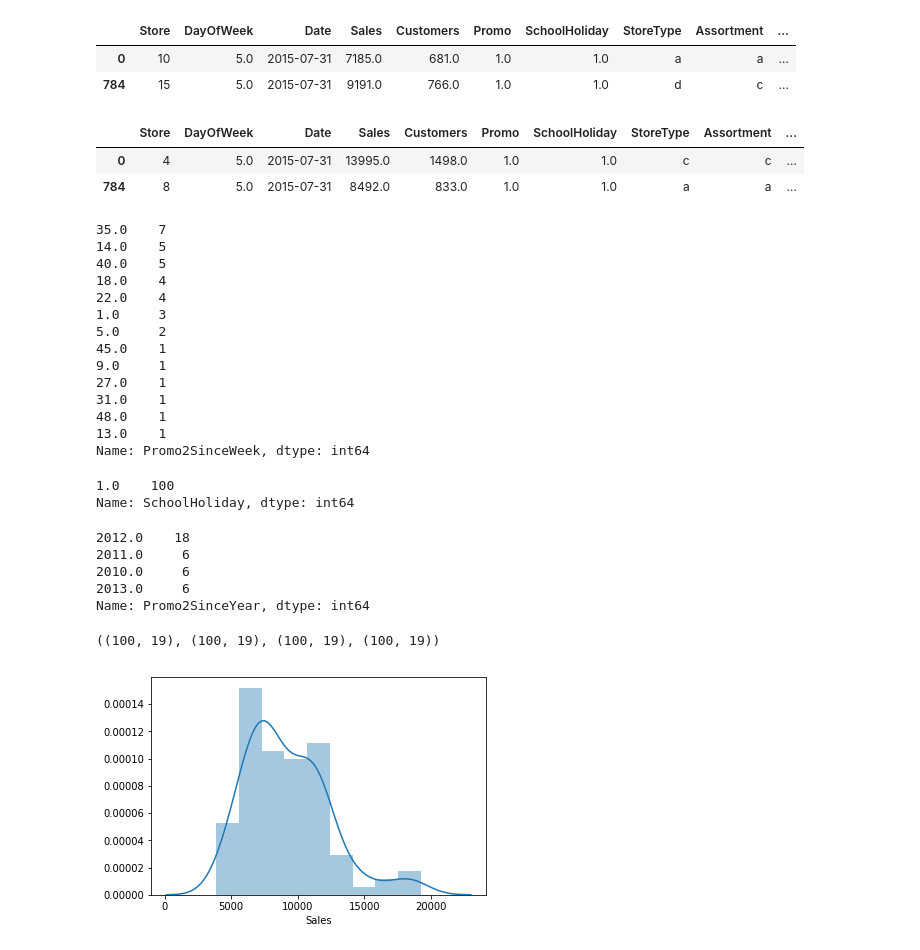
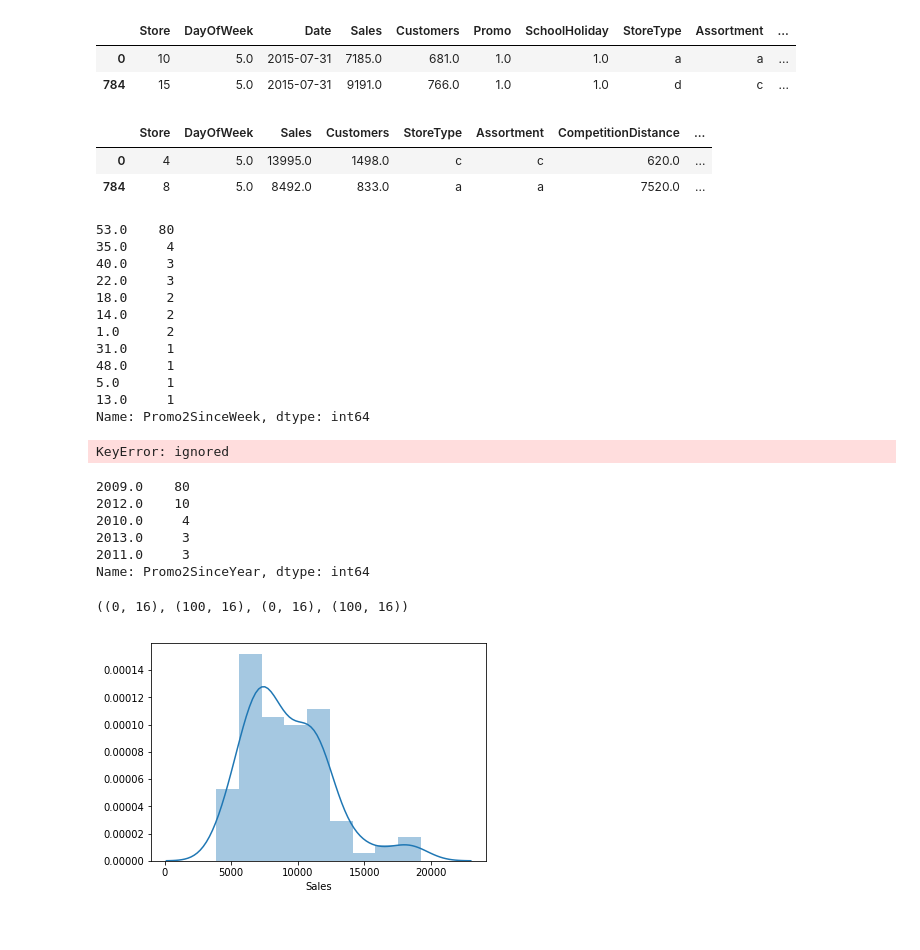
Before and after one commit to LambdaSchool/DS-Unit-2-Regression-2, a Jupyter notebook: DS_Sprint_Challenge_8_Regression_2.ipynb, the cells around one changed output. Cells and saved outputs as stored; diff of their text form; code cells hidden in the pictures.

```diff
--- a/DS_Sprint_Challenge_8_Regression_2.ipynb
+++ b/DS_Sprint_Challenge_8_Regression_2.ipynb
@@ -97,50 +126,51 @@ test_store.head(2)
 # %%
 from datetime import datetime, timedelta
 
 train_store['Date'] = pd.to_datetime(train_store['Date'], format='%Y-%m-%d')
 test_store['Date'] = pd.to_datetime(test_store['Date'], format='%Y-%m-%d')
 train_store['Year'] = train_store['Date'].dt.year
 test_store['Year'] = test_store['Date'].dt.year
 train_store['Month'] = train_store['Date'].dt.month
 test_store['Month'] = test_store['Date'].dt.month
 train_store['Day'] = train_store['Date'].dt.day
 test_store['Day'] = test_store['Date'].dt.day
 
+train_store = train_store.drop(columns = ['Date', 'SchoolHoliday', 'Promo'])
+test_store = test_store.drop(columns = ['Date', 'SchoolHoliday', 'Promo'])
+
 
 train_store.head(2)
 # %% [output]
-|  | Store | DayOfWeek | Date | Sales | Customers | Promo | SchoolHoliday | StoreType | Assortment | ... |
-| 0 | 4 | 5.0 | 2015-07-31 | 13995.0 | 1498.0 | 1.0 | 1.0 | c | c | ... |
-| 784 | 8 | 5.0 | 2015-07-31 | 8492.0 | 833.0 | 1.0 | 1.0 | a | a | ... |
+|  | Store | DayOfWeek | Sales | Customers | StoreType | Assortment | CompetitionDistance | ... |
+| 0 | 4 | 5.0 | 13995.0 | 1498.0 | c | c | 620.0 | ... |
+| 784 | 8 | 5.0 | 8492.0 | 833.0 | a | a | 7520.0 | ... |
 # %%
 train_store['Promo2SinceWeek'].value_counts()
 # %% [output]
-35.0    7
-14.0    5
-40.0    5
-18.0    4
-22.0    4
-1.0     3
-5.0     2
-45.0    1
-9.0     1
-27.0    1
-31.0    1
-48.0    1
-13.0    1
+53.0    80
+35.0     4
+40.0     3
+22.0     3
+18.0     2
+14.0     2
+1.0      2
+31.0     1
+48.0     1
+5.0      1
+13.0     1
 Name: Promo2SinceWeek, dtype: int64
 # %%
 train_store['SchoolHoliday'].value_counts()
 # %% [output]
-1.0    100
-Name: SchoolHoliday, dtype: int64
+KeyError: ignored
 # %%
 train_store['Promo2SinceYear'].value_counts()
 # %% [output]
-2012.0    18
-2011.0     6
-2010.0     6
-2013.0     6
+2009.0    80
+2012.0    10
+2010.0     4
+2013.0     3
+2011.0     3
 Name: Promo2SinceYear, dtype: int64
 # %%
 train_store[['Promo2SinceWeek']] = train_store[['Promo2SinceWeek']].fillna(value = 53)
@@ -155,7 +185,7 @@ test_store = test_store[test_store['Sales'].isnull() == False]
 
 null_train.shape, train_store.shape, null_test.shape, test_store.shape
 # %% [output]
-((100, 19), (100, 19), (100, 19), (100, 19))
+((0, 16), (100, 16), (0, 16), (100, 16))
 # %%
 from sklearn.model_selection import train_test_split
 import seaborn as sns
```
Also changed, not shown: parts of 10 cells of this notebook.
